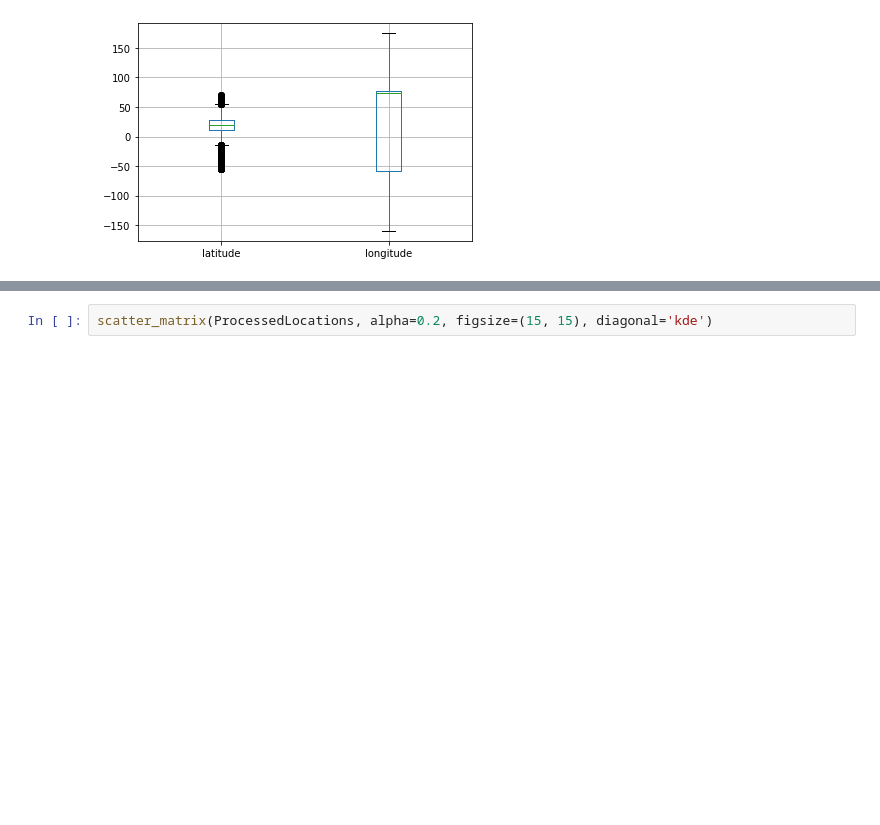
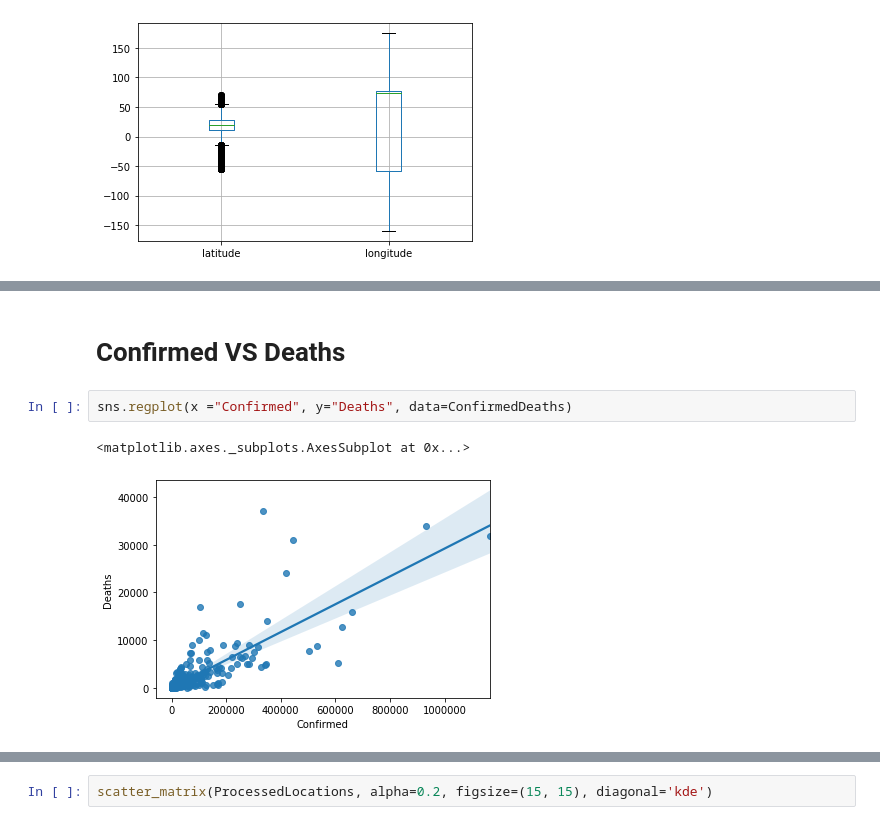
Before and after one commit to rsehmbi/covid19, a Jupyter notebook: ExploratoryDataAnalysis.ipynb, the cells around one changed output, grey strips where cells are left out. Cells and saved outputs as stored; diff of their text form; blank space fills up the shorter version.

Commit message:
Finishes the 1.1 Exploratoy Data Analysis Part

```diff
--- a/ExploratoryDataAnalysis.ipynb
+++ b/ExploratoryDataAnalysis.ipynb
@@ -162,0 +164,7 @@ array([[<matplotlib.axes._subplots.AxesSubplot object at 0x...>,
+# %% [markdown]
+# Confirmed VS Deaths
+# %%
+sns.regplot(x ="Confirmed", y="Deaths", data=ConfirmedDeaths)
+# %% [output]
+<matplotlib.axes._subplots.AxesSubplot at 0x...>
+[figure, added]
```
Also changed, not shown: parts of 32 cells of this notebook.
